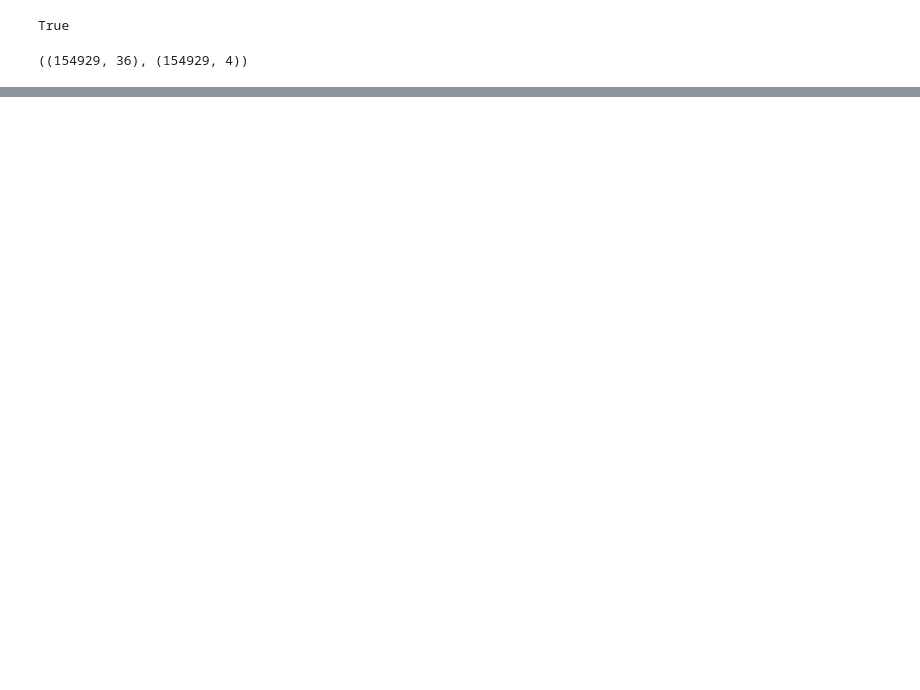
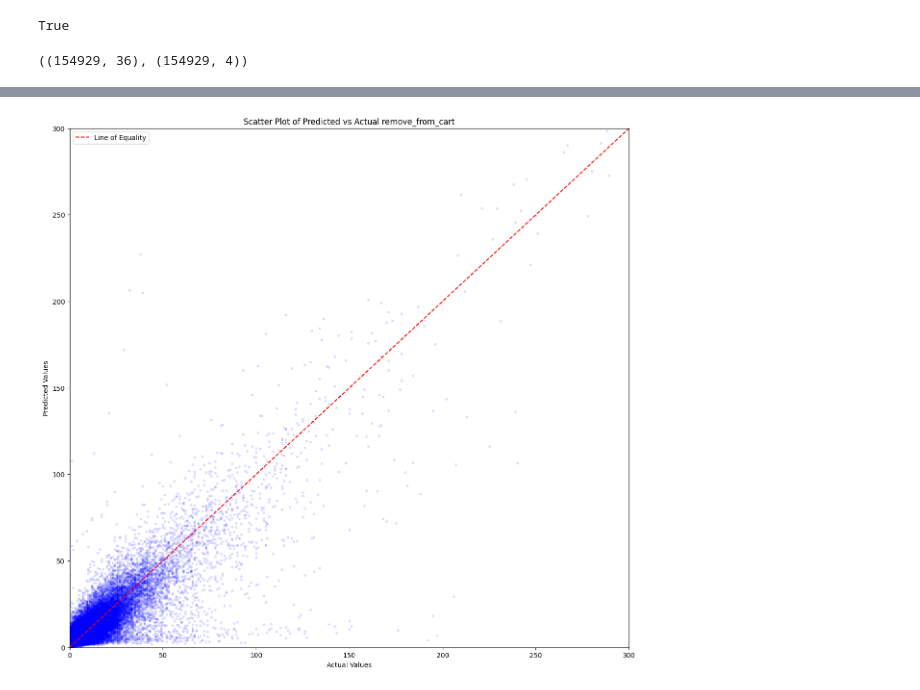
Before and after one commit to catan271/datn, a Jupyter notebook: training/02a-test.ipynb, the cells around one changed output, grey strips where cells are left out. Drawn from its saved outputs; the diff is of its cells as text; code cells hidden in the pictures; blank space fills up the shorter version.

```diff
--- a/training/02a-test.ipynb
+++ b/training/02a-test.ipynb
@@ -35,0 +56,6 @@ X_test.shape, y_test.shape
+# %%
+
+model_remove_from_cart = load_model('../model/saved/w-remove_from_cart.keras')
+p_remove_from_cart = model_remove_from_cart.predict(X_test)
+plot_accuracy(p_remove_from_cart[:, 0], y_test[:, 2], "remove_from_cart", (0, 300))
+# %% [output]
@@ -35,0 +63 @@ X_test.shape, y_test.shape
+[figure, added]
```
Also changed, not shown: parts of 5 cells of this notebook, 23 other files.
